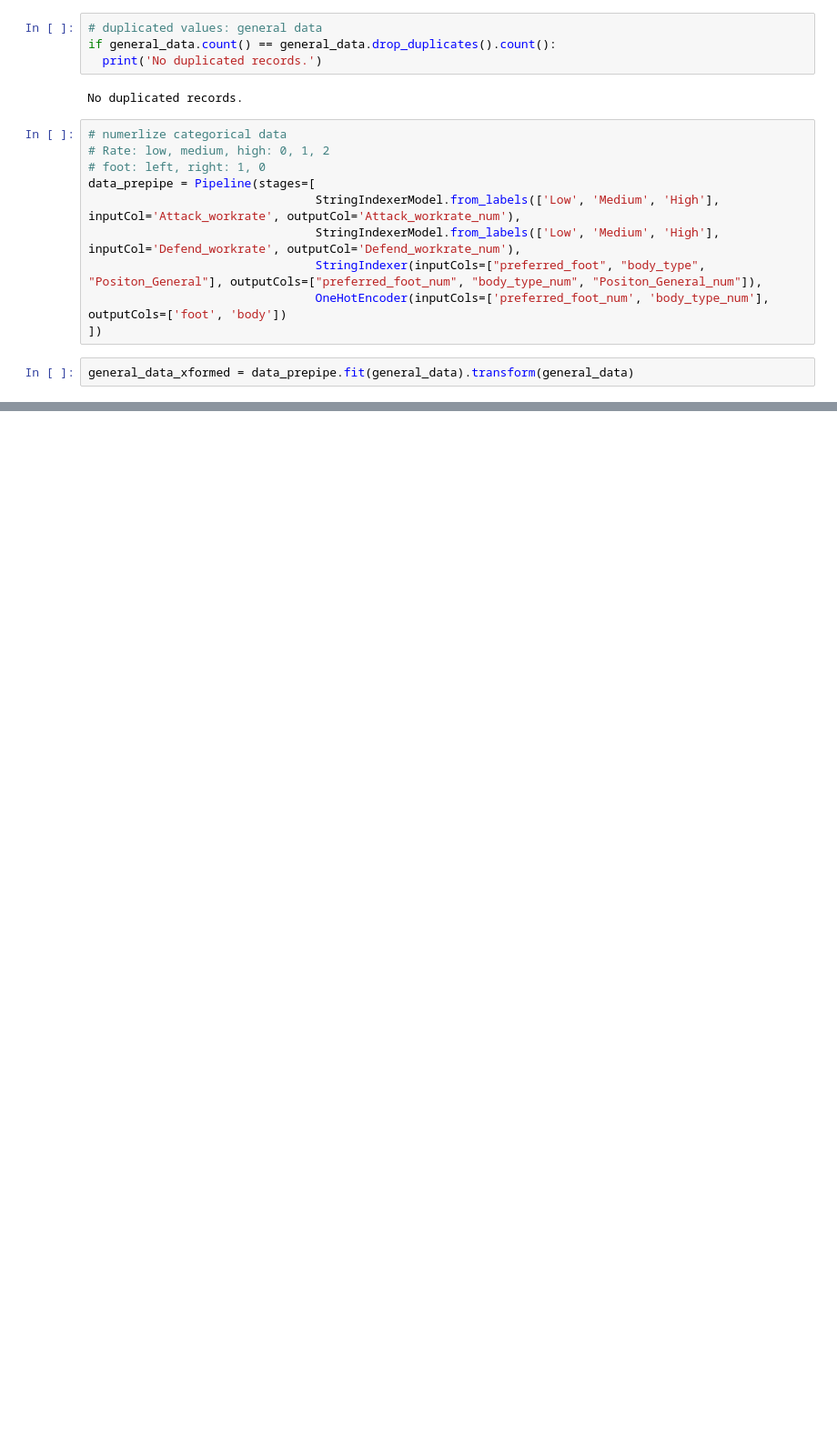
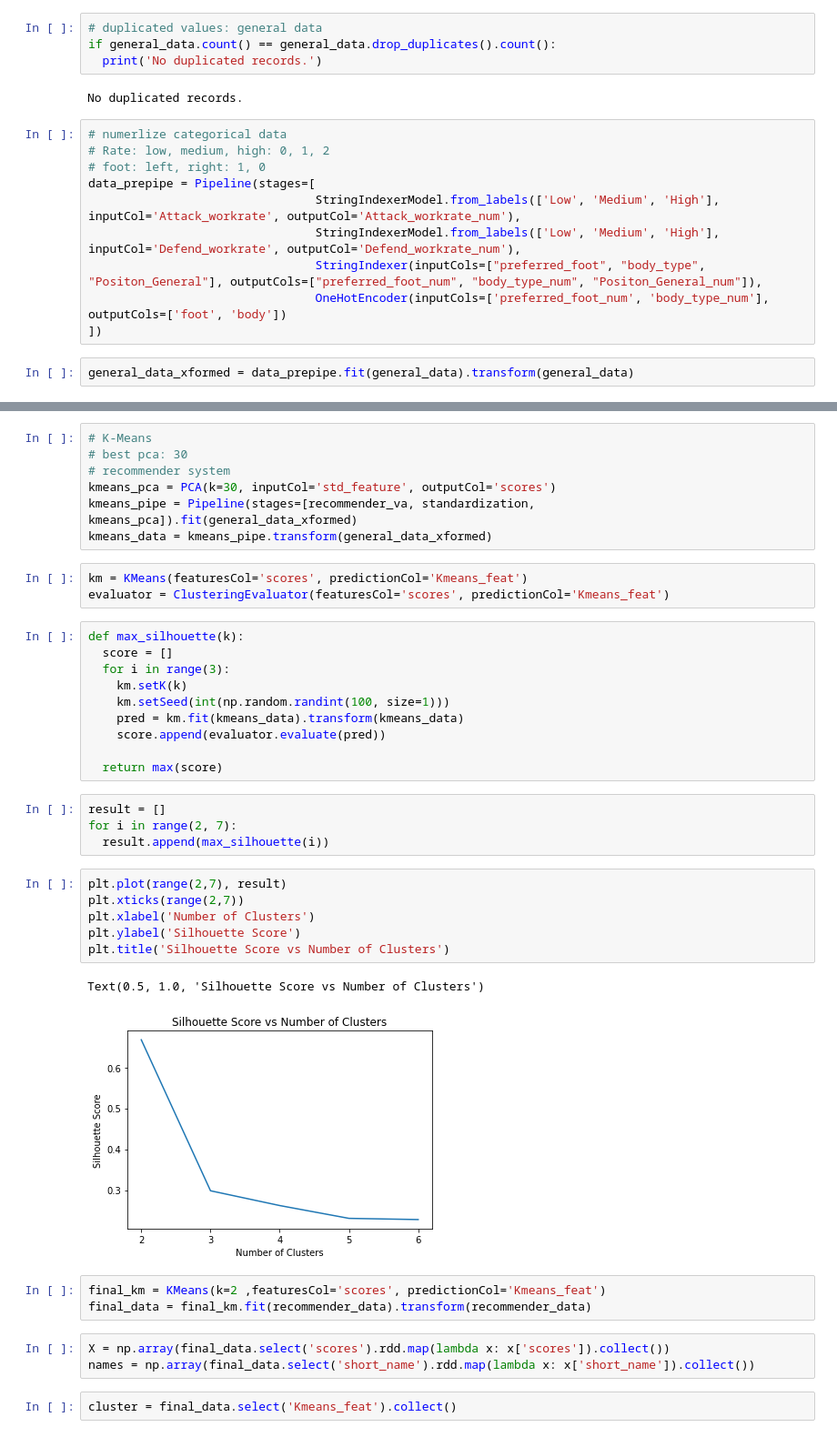
Before and after one commit to Kun97/FIFA20_DataAnalysis, a Jupyter notebook: Code.ipynb, the cells around one changed output, grey strips where cells are left out. Shown: that part at 91% size. Drawn from its saved outputs; the diff is of its cells as text; blank space fills up the shorter version.

```diff
--- a/Code.ipynb
+++ b/Code.ipynb
@@ -126,0 +345,41 @@ only showing top 20 rows
+# %%
+# K-Means
+# best pca: 30
+# recommender system
+kmeans_pca = PCA(k=30, inputCol='std_feature', outputCol='scores')
+kmeans_pipe = Pipeline(stages=[recommender_va, standardization, kmeans_pca]).fit(general_data_xformed)
+kmeans_data = kmeans_pipe.transform(general_data_xformed)
+# %%
+km = KMeans(featuresCol='scores', predictionCol='Kmeans_feat')
+evaluator = ClusteringEvaluator(featuresCol='scores', predictionCol='Kmeans_feat')
+# %%
+def max_silhouette(k):
+  score = []
+  for i in range(3):
+    km.setK(k)
+    km.setSeed(int(np.random.randint(100, size=1)))
+    pred = km.fit(kmeans_data).transform(kmeans_data)
+    score.append(evaluator.evaluate(pred))
+
+  return max(score)
+# %%
+result = []
+for i in range(2, 7):
+  result.append(max_silhouette(i))
+# %%
+plt.plot(range(2,7), result)
+plt.xticks(range(2,7))
+plt.xlabel('Number of Clusters')
+plt.ylabel('Silhouette Score')
+plt.title('Silhouette Score vs Number of Clusters')
+# %% [output]
+Text(0.5, 1.0, 'Silhouette Score vs Number of Clusters')
+[figure, added]
+# %%
+final_km = KMeans(k=2 ,featuresCol='scores', predictionCol='Kmeans_feat')
+final_data = final_km.fit(recommender_data).transform(recommender_data)
+# %%
+X = np.array(final_data.select('scores').rdd.map(lambda x: x['scores']).collect())
+names = np.array(final_data.select('short_name').rdd.map(lambda x: x['short_name']).collect())
+# %%
+cluster = final_data.select('Kmeans_feat').collect()
```
Also changed, not shown: parts of 26 cells of this notebook.
